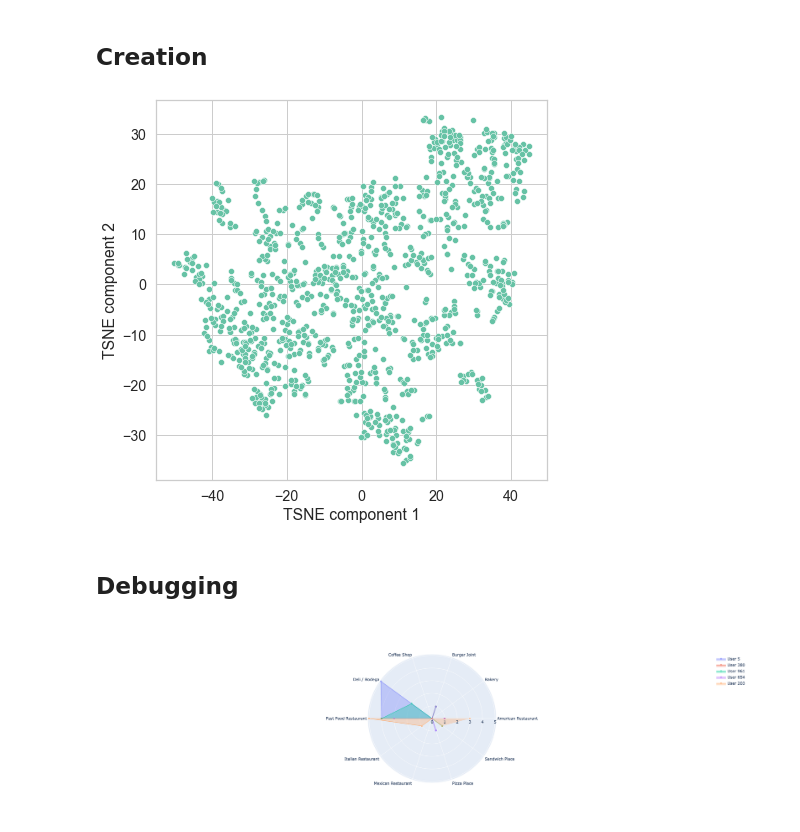
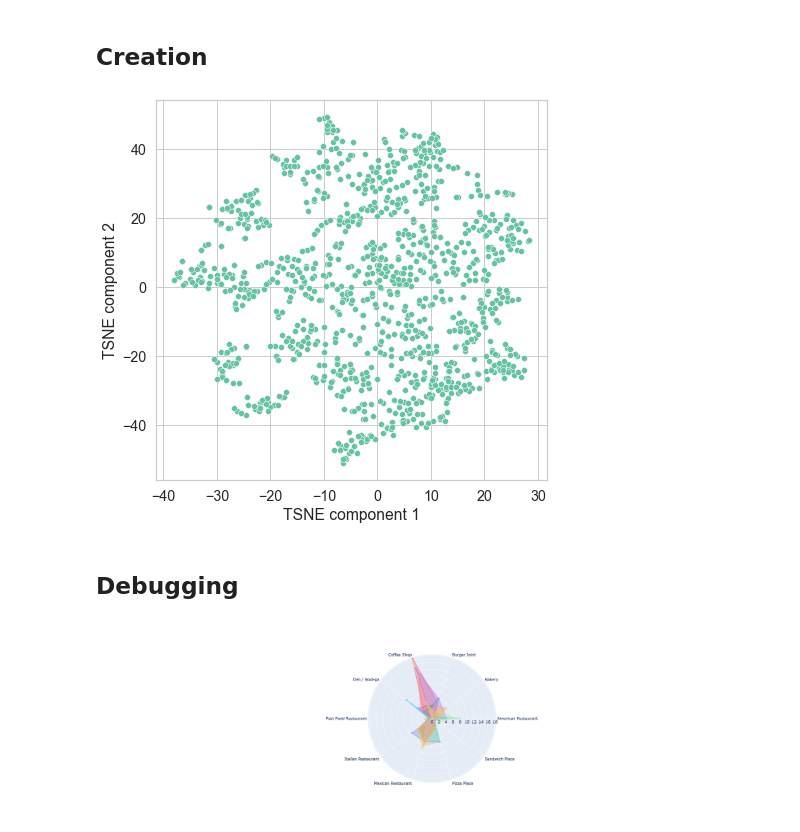
Before and after one commit to ericdaat/SiMCa, a Jupyter notebook: notebooks/foursquare.ipynb, the cells around one changed output. Cells and saved outputs as stored; diff of their text form; code cells hidden in the pictures.

Commit message:
fix category duplicate

```diff
--- a/notebooks/foursquare.ipynb
+++ b/notebooks/foursquare.ipynb
@@ -25,7 +25,14 @@ checkins_df = pd.read_csv("../data/dataset_TSMC2014_NYC.csv")
 restaurant_categories = pd.read_csv("../data/restaurants.txt", header=None)
 restaurant_categories.columns = ["venueCategory"]
 # %%
-category_id_to_name = checkins_df.drop_duplicates(subset=["venueCategoryId"])[["venueCategoryId", "venueCategory"]]
+category_id_to_name = checkins_df.drop_duplicates(subset=["venueCategory"])[["venueCategoryId", "venueCategory"]]
+# %%
+# fix category duplicates (same names but different ids)
+checkins_df = checkins_df\
+    .merge(category_id_to_name, on="venueCategory")\
+    .drop("venueCategoryId_x", axis=1)\
+    .rename({"venueCategoryId_y": "venueCategoryId"},
+            axis=1)
 # %% [markdown]
 # Exploratory data analysis
 # %% [markdown]
@@ -165,11 +172,11 @@ ax.set_ylabel("TSNE component 2")
 
 plt.show()
 # %% [output]
-[figure, old version]
+[figure, new version]
 # %% [markdown]
 ## Debugging
 # %%
-nearest_neighbors = NearestNeighbors(n_neighbors=5).fit(X_reduced)
+nearest_neighbors = NearestNeighbors(n_neighbors=10).fit(X_reduced)
 # %%
 def draw_user_radar(user_index):
     user_profile = pd.DataFrame(
@@ -191,23 +198,24 @@ def draw_user_radar(user_index):
 
     return ax
 # %%
-distances, indices = nearest_neighbors.kneighbors(X_reduced[[5]])
+distances, indices = nearest_neighbors.kneighbors(X_reduced[[9]])
 
 fig = go.Figure()
 
 for user_index in indices[0]:
     fig.add_trace(draw_user_radar(user_index))
 
 fig.update_layout(
     height=600,
     width=800,
     margin=dict(
         l=200,
         r=200,
         b=100,
         t=100,
         pad=4
-    )
+    ),
+    showlegend=False
 )
 # %% [output]
-[figure, old version]
+[figure, new version]
```
